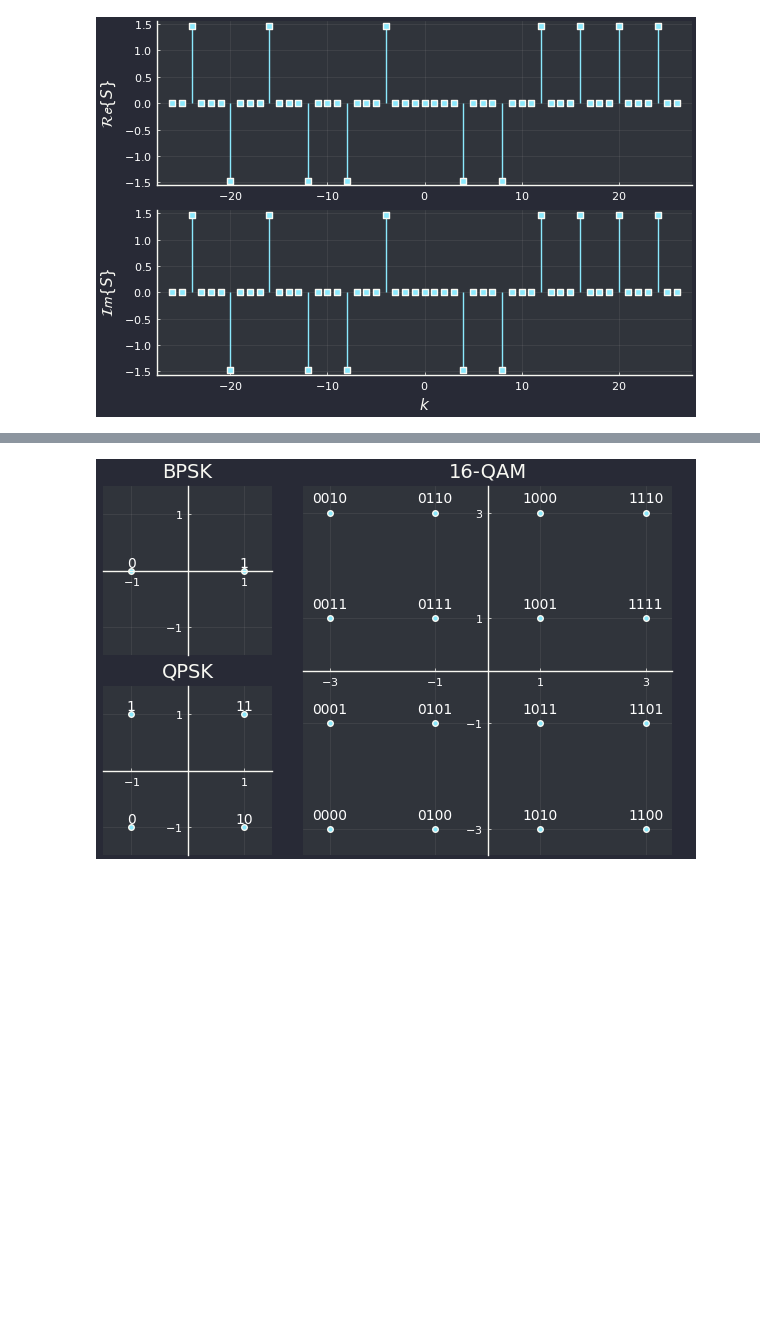
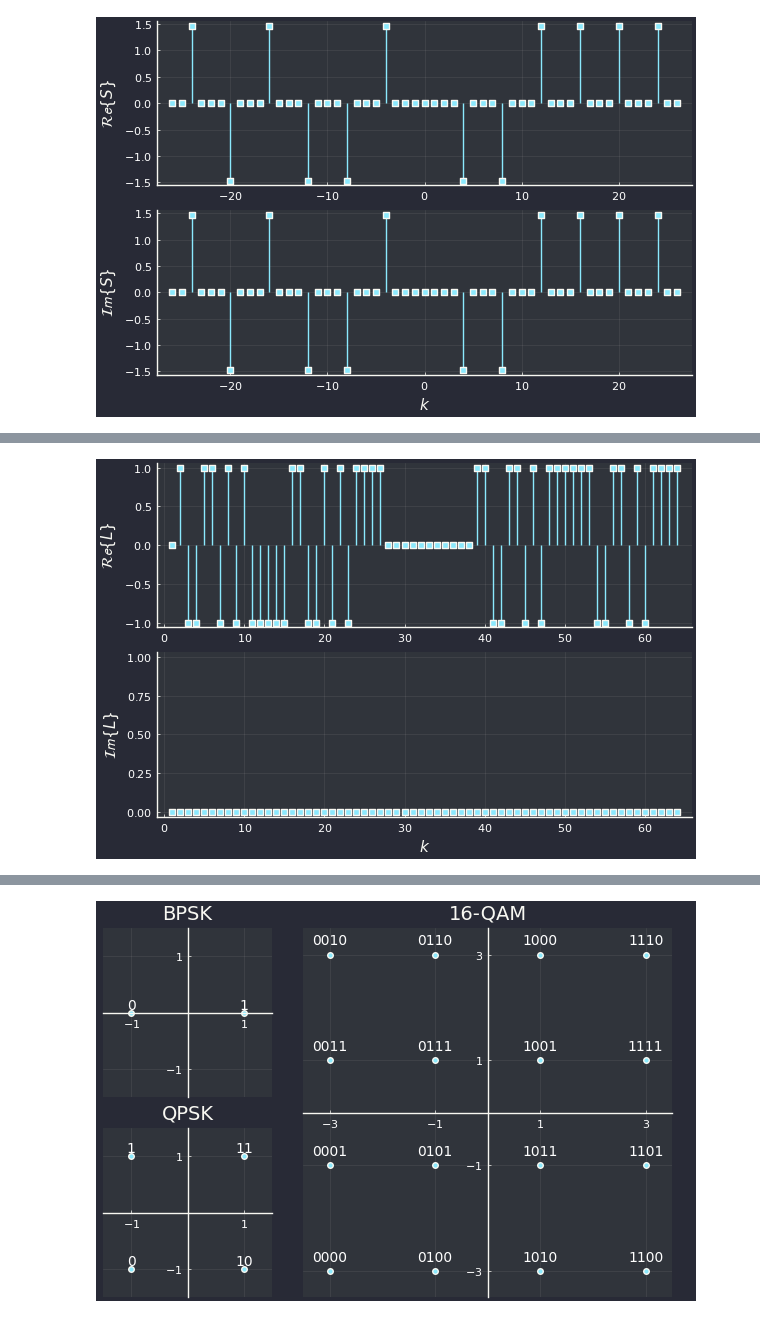
Before and after one commit to Matrsz/OFDM-Det-Sync, a Jupyter notebook: Tests.ipynb, the cells around one changed output, grey strips where cells are left out. Saved outputs shown, nothing was run; the diff lists cells and outputs as text; code cells hidden in the pictures; blank space fills up the shorter version.

```diff
--- a/Tests.ipynb
+++ b/Tests.ipynb
@@ -96,0 +125,9 @@ plot(L, line=:stem)
+# %%
+L_shift = shift(L)
+
+p1 = plot(L_shift |> real, line=:stem, marker=:square, ylabel=L"\mathcal{Re}\{L\}")
+p2 = plot(L_shift |> imag, line=:stem, marker=:square, ylabel=L"\mathcal{Im}\{L\}", xlabel=L"k")
+
+plot(p1,p2, layout=(2,1), legend=false)
+# %% [output]
+[figure, added]
```
Also changed, not shown: parts of 11 cells of this notebook, 7 other files.
